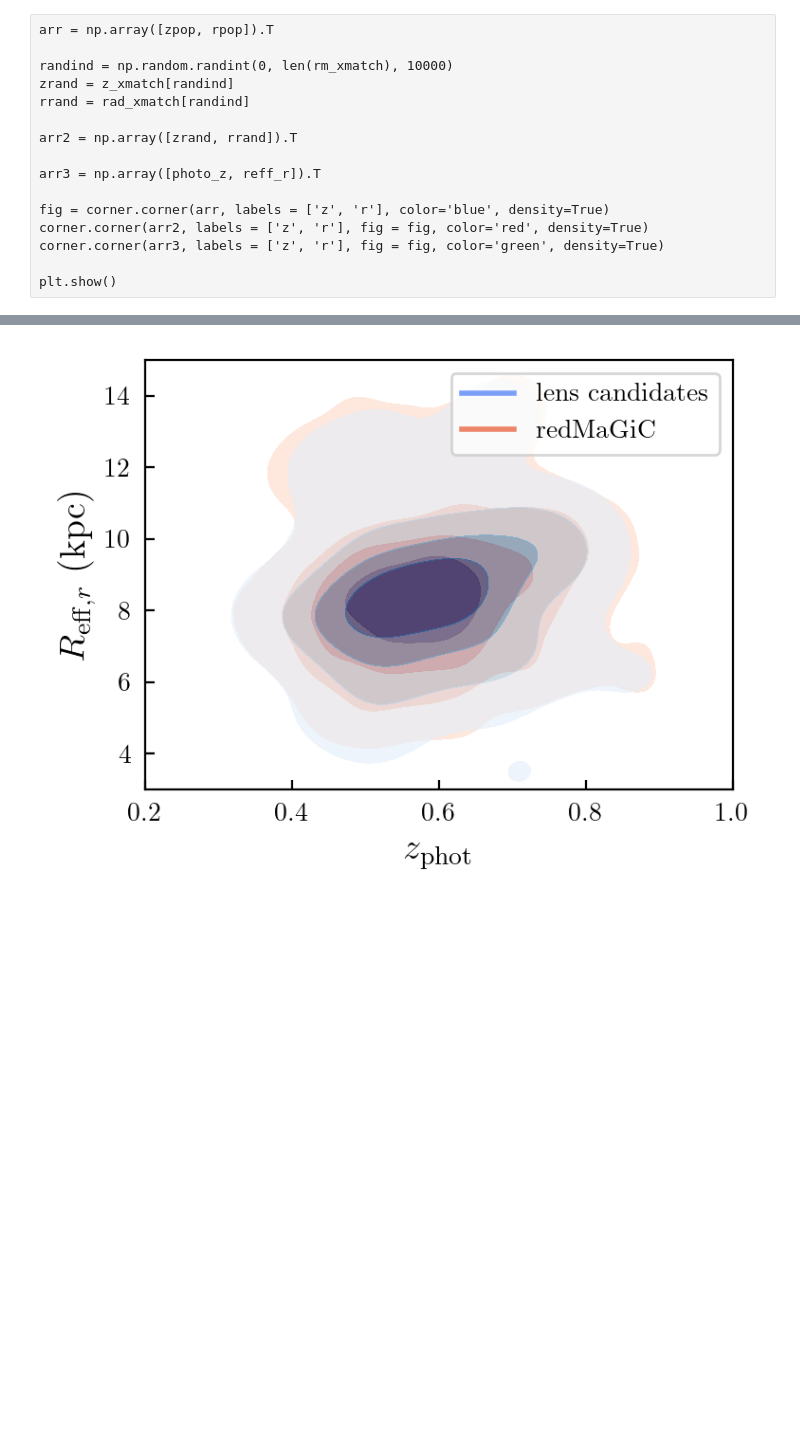
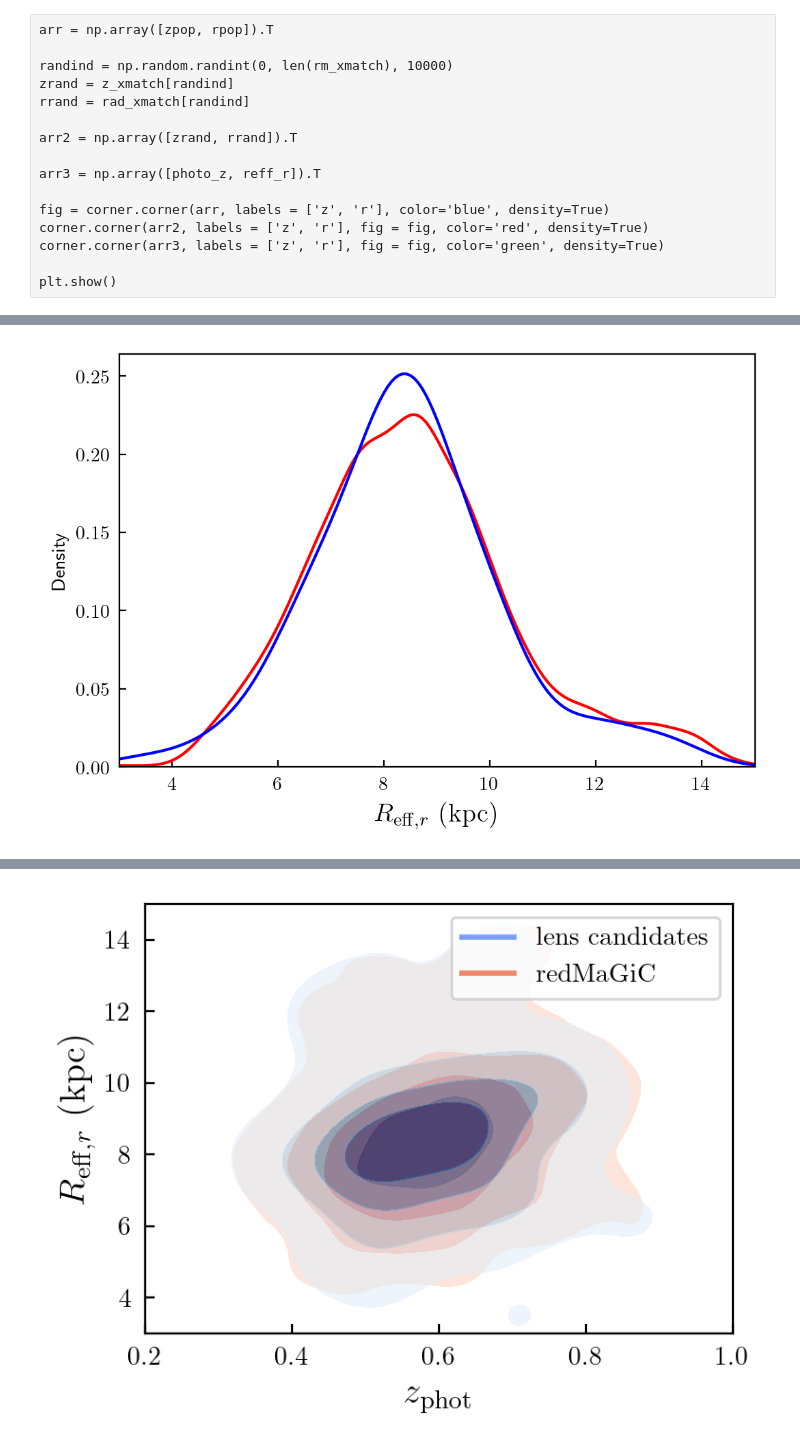
Before and after one commit to apcloonan/galaxy-galaxy-sel, a Jupyter notebook: sample_redmagic.ipynb, the cells around one changed output, grey strips where cells are left out. Drawn from its saved outputs; the diff is of its cells as text; code cells hidden in the pictures; blank space fills up the shorter version.

```diff
--- a/sample_redmagic.ipynb
+++ b/sample_redmagic.ipynb
@@ -392,0 +448,11 @@ plt.show()
+# %%
+
+sns.kdeplot(rpop, color='red')
+sns.kdeplot(reffkpc_lens, color='blue')
+plt.xlabel(r'$R_{{\rm eff}, r}\ (\rm{kpc})$', fontsize=14)
+plt.xlim(3,15)
+plt.show()
+
+# make a kde for red and divide blue by red
+# %% [output]
+[figure, added]
```
Also changed, not shown: parts of 28 cells of this notebook.
